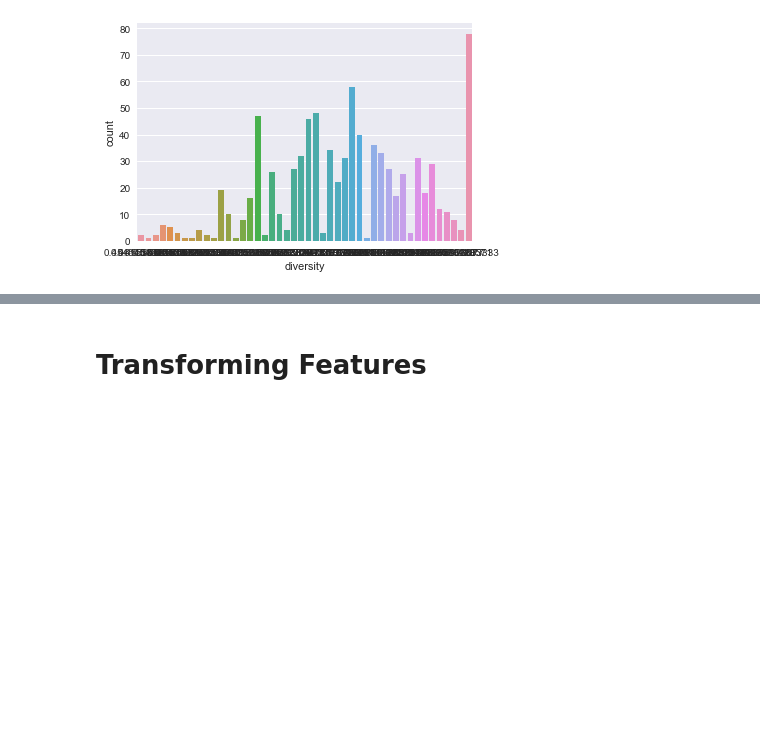
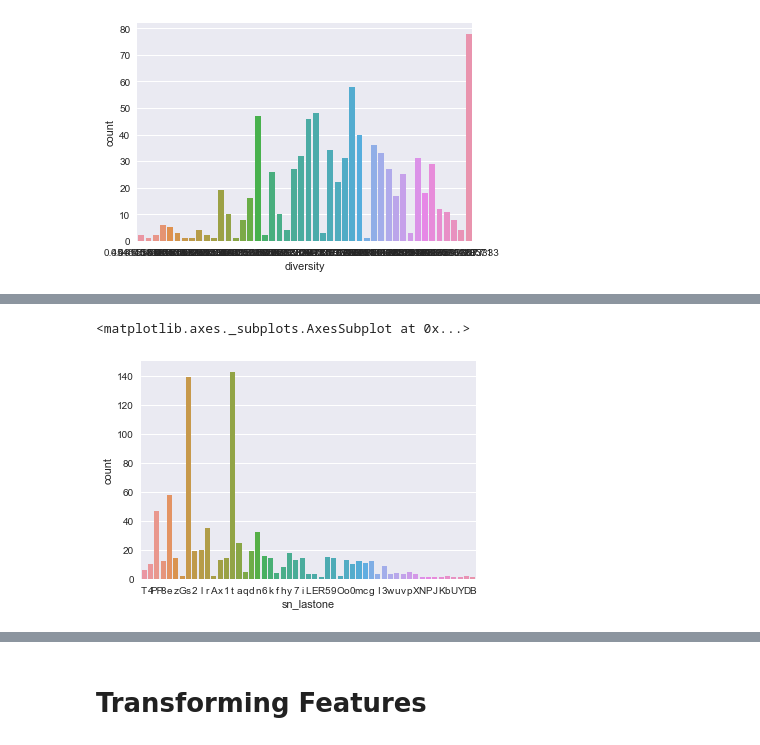
Before and after one commit to Vignesh6v/Twitter-BotorNot, a Jupyter notebook: Preprocessing.ipynb, the cells around one changed output, grey strips where cells are left out. Cells and saved outputs as stored; diff of their text form; code cells hidden in the pictures; blank space fills up the shorter version.

```diff
--- a/Preprocessing.ipynb
+++ b/Preprocessing.ipynb
@@ -205,0 +239,8 @@ sns.countplot(x = bot_diversity['diversity'], data=bot_diversity)
+# %%
+df1 = train[['sn_lastone','bot']]
+bot_ = df1.ix[(df1['bot']==1)]
+Nonbot_ = df1.ix[(df1['bot']==0)]
+sns.countplot(x = bot_['sn_lastone'], data=bot_)
+# %% [output]
+<matplotlib.axes._subplots.AxesSubplot at 0x...>
+[figure, added]
```
Also changed, not shown: parts of 48 cells of this notebook.
